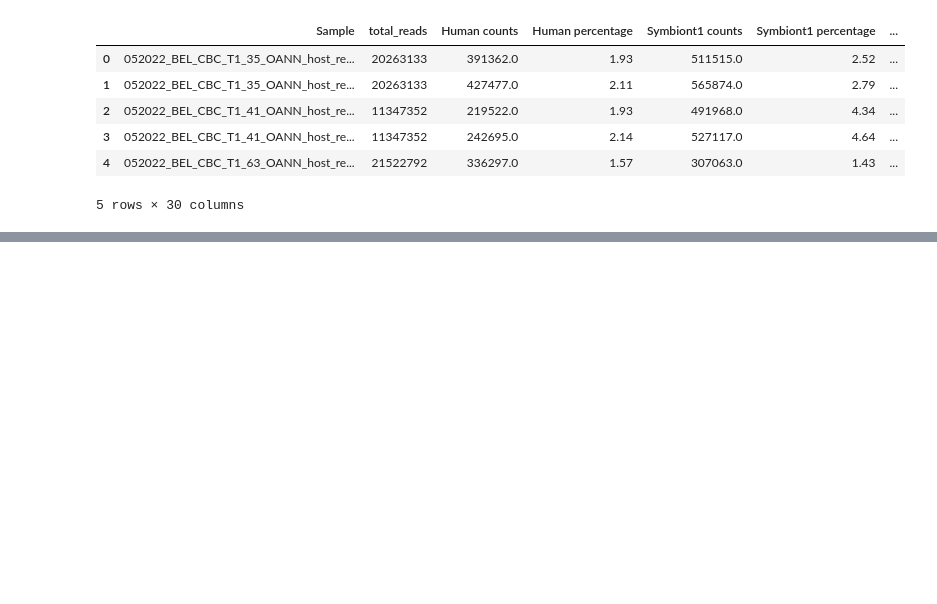
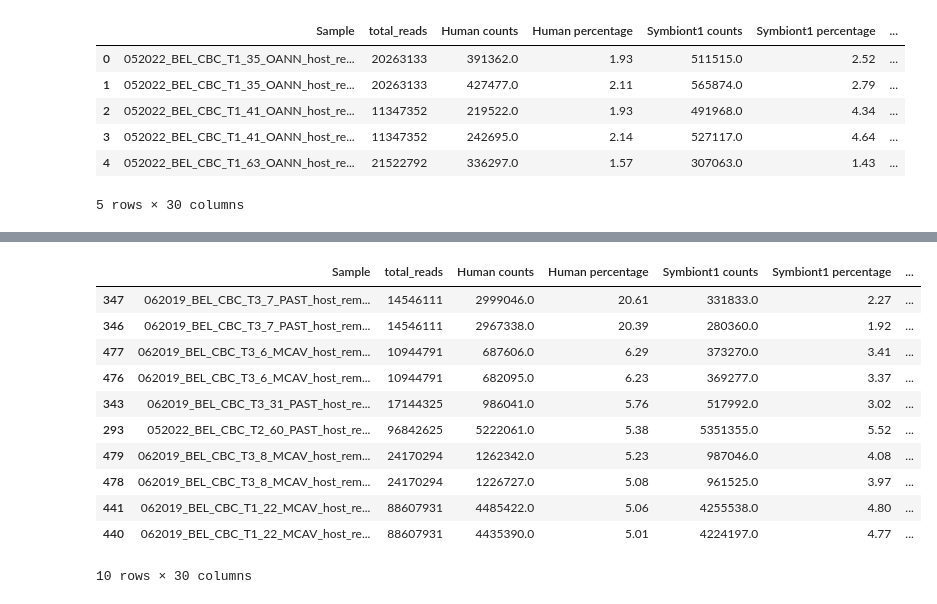
Before and after one commit to brookewicz/CBC_metagenomics, a Jupyter notebook: all_sctld/read_counts.ipynb, the cells around one changed output, grey strips where cells are left out. Cells and saved outputs as stored; diff of their text form; code cells hidden in the pictures; blank space fills up the shorter version.

Commit message:
investigate human contamination

```diff
--- a/all_sctld/read_counts.ipynb
+++ b/all_sctld/read_counts.ipynb
@@ -1250,0 +1286,4 @@ multiqc_df.head()
+# %%
+# ok without negatives
+clean_multiqc_df=multiqc_df.loc[~multiqc_df['Sample'].str.contains('Neg', case=False, na=False)]
+clean_multiqc_df['Human percentage'].describe()
@@ -1250,0 +1320,19 @@ multiqc_df.head()
+# %%
+# Filter and display samples where Human percentage is > 5%
+high_host_samples = clean_multiqc_df.loc[clean_multiqc_df['Human percentage'] > 5,]
+
+# Sort from highest to lowest
+high_host_samples.sort_values(by='Human percentage', ascending=False)
+# %% [output]
+|  | Sample | total_reads | Human counts | Human percentage | Symbiont1 counts | Symbiont1 percentage | ... |
+| 347 | 062019_BEL_CBC_T3_7_PAST_host_rem... | 14546111 | 2999046.0 | 20.61 | 331833.0 | 2.27 | ... |
+| 346 | 062019_BEL_CBC_T3_7_PAST_host_rem... | 14546111 | 2967338.0 | 20.39 | 280360.0 | 1.92 | ... |
+| 477 | 062019_BEL_CBC_T3_6_MCAV_host_rem... | 10944791 | 687606.0 | 6.29 | 373270.0 | 3.41 | ... |
+| 476 | 062019_BEL_CBC_T3_6_MCAV_host_rem... | 10944791 | 682095.0 | 6.23 | 369277.0 | 3.37 | ... |
+| 343 | 062019_BEL_CBC_T3_31_PAST_host_re... | 17144325 | 986041.0 | 5.76 | 517992.0 | 3.02 | ... |
+| 293 | 052022_BEL_CBC_T2_60_PAST_host_re... | 96842625 | 5222061.0 | 5.38 | 5351355.0 | 5.52 | ... |
+| 479 | 062019_BEL_CBC_T3_8_MCAV_host_rem... | 24170294 | 1262342.0 | 5.23 | 987046.0 | 4.08 | ... |
+| 478 | 062019_BEL_CBC_T3_8_MCAV_host_rem... | 24170294 | 1226727.0 | 5.08 | 961525.0 | 3.97 | ... |
+| 441 | 062019_BEL_CBC_T1_22_MCAV_host_re... | 88607931 | 4485422.0 | 5.06 | 4255538.0 | 4.80 | ... |
+| 440 | 062019_BEL_CBC_T1_22_MCAV_host_re... | 88607931 | 4435390.0 | 5.01 | 4224197.0 | 4.77 | ... |
+10 rows × 30 columns
```
Also changed, not shown: parts of 13 cells of this notebook.
